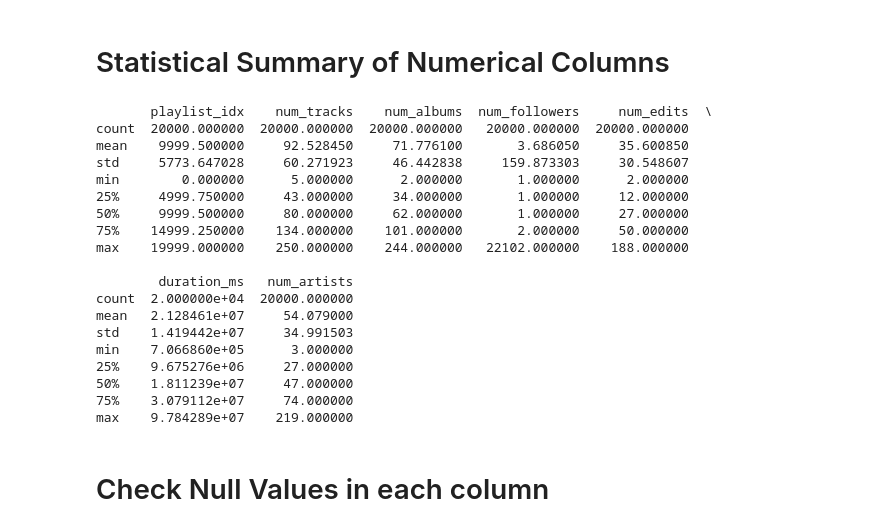
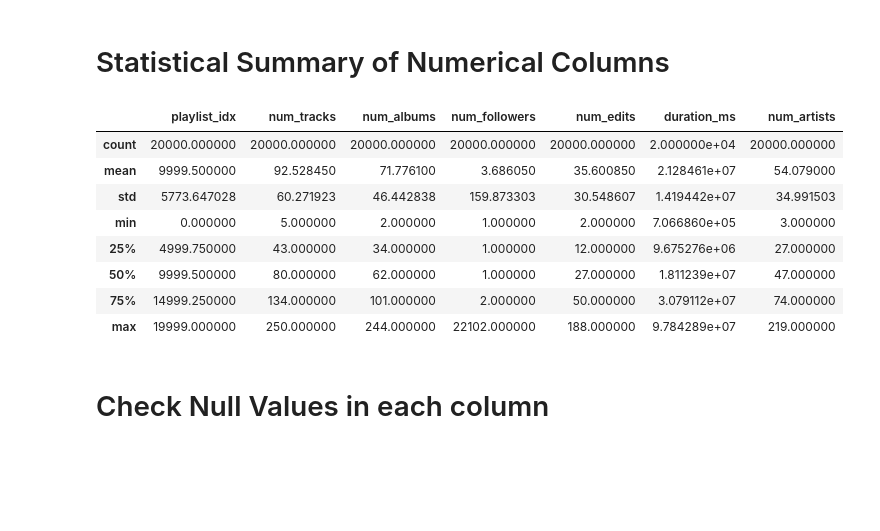
Before and after one commit to ouch528/Spotifynd, a Jupyter notebook: final_source_codes/step_2b_data_cleaning_playlists.ipynb, the cells around one changed output. Saved outputs shown, nothing was run; the diff lists cells and outputs as text; code cells hidden in the pictures; blank space fills up the shorter version.

```diff
--- a/final_source_codes/step_2b_data_cleaning_playlists.ipynb
+++ b/final_source_codes/step_2b_data_cleaning_playlists.ipynb
@@ -36,28 +38,18 @@ description      object
 dtype: object
 # %% [markdown]
 # Statistical Summary of Numerical Columns
-# %%
-print(df.describe())
-# %% [output]
-       playlist_idx    num_tracks    num_albums  num_followers     num_edits  \
-count  20000.000000  20000.000000  20000.000000   20000.000000  20000.000000
-mean    9999.500000     92.528450     71.776100       3.686050     35.600850
-std     5773.647028     60.271923     46.442838     159.873303     30.548607
-min        0.000000      5.000000      2.000000       1.000000      2.000000
-25%     4999.750000     43.000000     34.000000       1.000000     12.000000
-50%     9999.500000     80.000000     62.000000       1.000000     27.000000
-75%    14999.250000    134.000000    101.000000       2.000000     50.000000
-max    19999.000000    250.000000    244.000000   22102.000000    188.000000
-
-        duration_ms   num_artists
-count  2.000000e+04  20000.000000
-mean   2.128461e+07     54.079000
-std    1.419442e+07     34.991503
-min    7.066860e+05      3.000000
-25%    9.675276e+06     27.000000
-50%    1.811239e+07     47.000000
-75%    3.079112e+07     74.000000
-max    9.784289e+07    219.000000
+# %%
+df.describe()
+# %% [output]
+|  | playlist_idx | num_tracks | num_albums | num_followers | num_edits | duration_ms | num_artists |
+| count | 20000.000000 | 20000.000000 | 20000.000000 | 20000.000000 | 20000.000000 | 2.000000e+04 | 20000.000000 |
+| mean | 9999.500000 | 92.528450 | 71.776100 | 3.686050 | 35.600850 | 2.128461e+07 | 54.079000 |
+| std | 5773.647028 | 60.271923 | 46.442838 | 159.873303 | 30.548607 | 1.419442e+07 | 34.991503 |
+| min | 0.000000 | 5.000000 | 2.000000 | 1.000000 | 2.000000 | 7.066860e+05 | 3.000000 |
+| 25% | 4999.750000 | 43.000000 | 34.000000 | 1.000000 | 12.000000 | 9.675276e+06 | 27.000000 |
+| 50% | 9999.500000 | 80.000000 | 62.000000 | 1.000000 | 27.000000 | 1.811239e+07 | 47.000000 |
+| 75% | 14999.250000 | 134.000000 | 101.000000 | 2.000000 | 50.000000 | 3.079112e+07 | 74.000000 |
+| max | 19999.000000 | 250.000000 | 244.000000 | 22102.000000 | 188.000000 | 9.784289e+07 | 219.000000 |
 # %% [markdown]
 # Check Null Values in each column
 # %%
```
Also changed, not shown: parts of 3 cells of this notebook, 13 other files.
